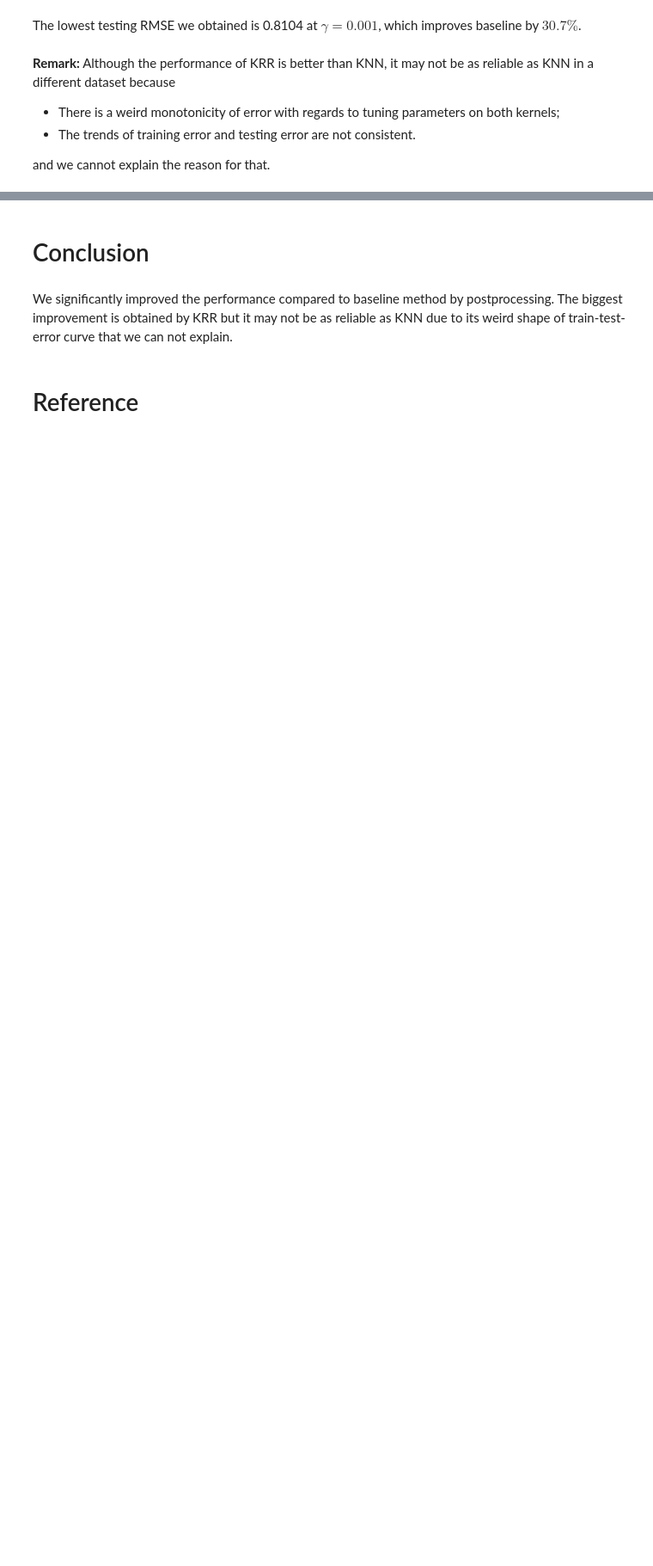
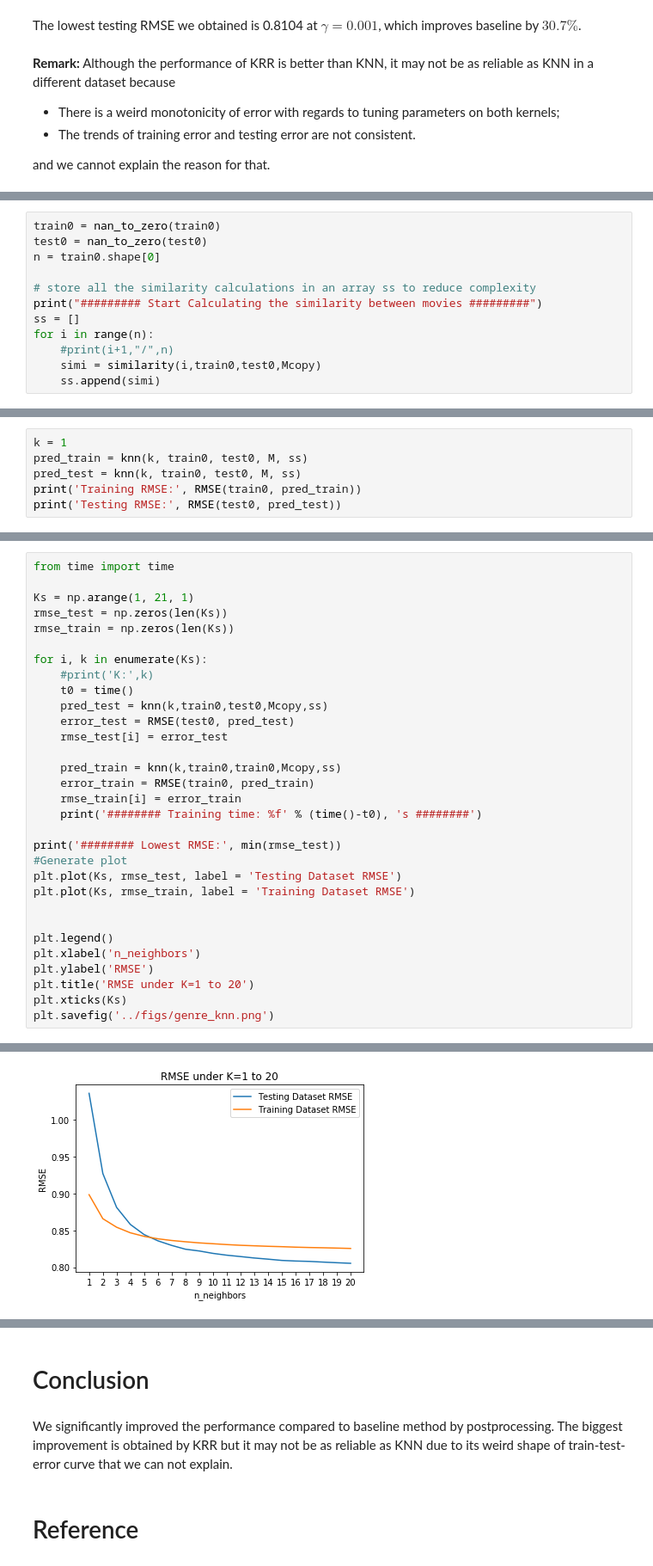
Before and after one commit to TZstatsADS/fall2019-project4-sec1-grp8, a Jupyter notebook: doc/main.ipynb, the cells around one changed output, grey strips where cells are left out. Shown: that part at 86% size. Drawn from its saved outputs; the diff is of its cells as text; blank space fills up the shorter version.

```diff
--- a/doc/main.ipynb
+++ b/doc/main.ipynb
@@ -380,0 +399,12 @@ and we cannot explain the reason for that.
+# %%
+train0 = nan_to_zero(train0)
+test0 = nan_to_zero(test0)
+n = train0.shape[0]
+
+# store all the similarity calculations in an array ss to reduce complexity
+print("######### Start Calculating the similarity between movies #########")
+ss = []
+for i in range(n):
+    #print(i+1,"/",n)
+    simi = similarity(i,train0,test0,Mcopy)
+    ss.append(simi)
@@ -380,0 +417,6 @@ and we cannot explain the reason for that.
+# %%
+k = 1
+pred_train = knn(k, train0, test0, M, ss)
+pred_test = knn(k, train0, test0, M, ss)
+print('Training RMSE:', RMSE(train0, pred_train))
+print('Testing RMSE:', RMSE(test0, pred_test))
@@ -380,0 +428,32 @@ and we cannot explain the reason for that.
+# %%
+from time import time
+
+Ks = np.arange(1, 21, 1)
+rmse_test = np.zeros(len(Ks))
+rmse_train = np.zeros(len(Ks))
+
+for i, k in enumerate(Ks):
+    #print('K:',k)
+    t0 = time()
+    pred_test = knn(k,train0,test0,Mcopy,ss)
+    error_test = RMSE(test0, pred_test)
+    rmse_test[i] = error_test
+
+    pred_train = knn(k,train0,train0,Mcopy,ss)
+    error_train = RMSE(train0, pred_train)
+    rmse_train[i] = error_train
+    print('######## Training time: %f' % (time()-t0), 's ########')
+
+print('######## Lowest RMSE:', min(rmse_test))
+#Generate plot
+plt.plot(Ks, rmse_test, label = 'Testing Dataset RMSE')
+plt.plot(Ks, rmse_train, label = 'Training Dataset RMSE')
+
+
+plt.legend()
+plt.xlabel('n_neighbors')
+plt.ylabel('RMSE')
+plt.title('RMSE under K=1 to 20')
+plt.xticks(Ks)
+plt.savefig('../figs/genre_knn.png')
+# %% [output]
@@ -380,0 +477 @@ and we cannot explain the reason for that.
+[figure, added]
```
Also changed, not shown: parts of 9 cells of this notebook, 16 other files.
